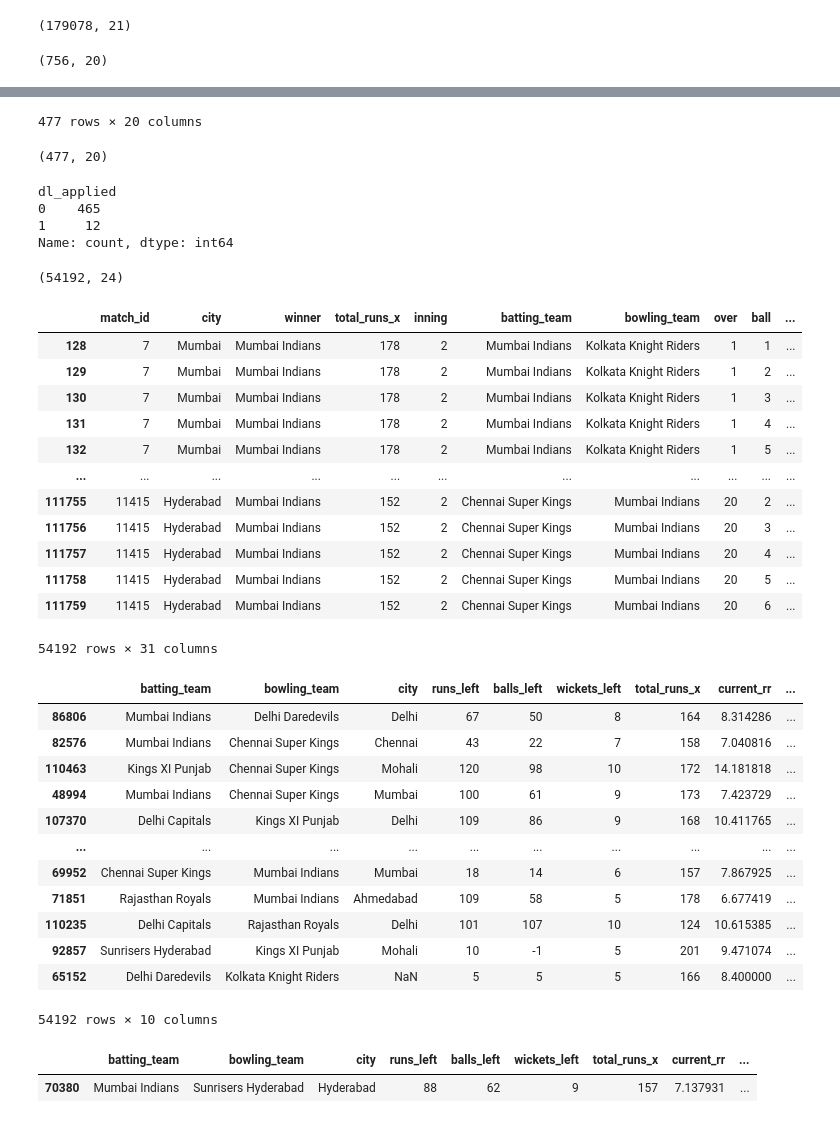
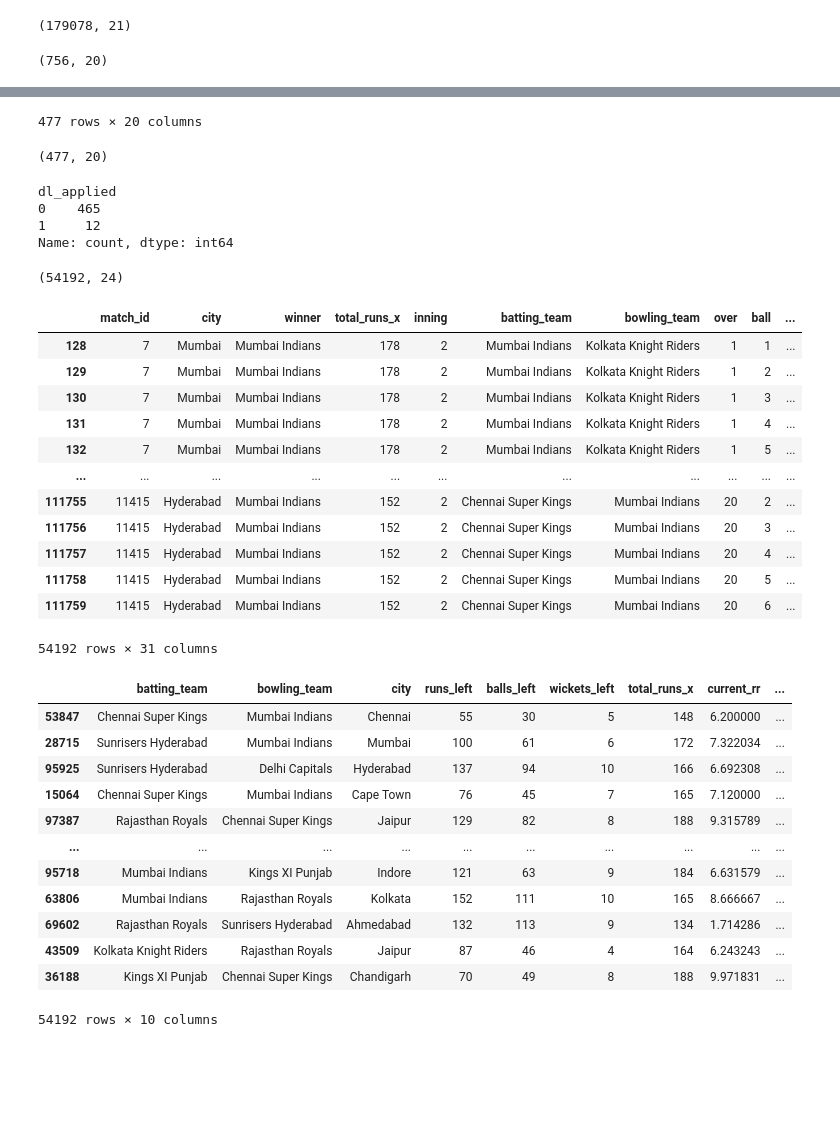
Before and after one commit to vedprakash8721/Cricket-Score-Predictor, a Jupyter notebook: Notebook/Load_and_clean_data.ipynb, the cells around one changed output, grey strips where cells are left out. Drawn from its saved outputs; the diff is of its cells as text; code cells hidden in the pictures; blank space fills up the shorter version.

Commit message:
Updated Teams names

```diff
--- a/Notebook/Load_and_clean_data.ipynb
+++ b/Notebook/Load_and_clean_data.ipynb
@@ -68,6 +68,14 @@ display(match_df['dl_applied'].value_counts())
 # so we will remove all the matches in which D/L was applied because they are not useful for us
 match_df=match_df[match_df["dl_applied"]==0]
 match_df=match_df[['match_id','city','winner','total_runs']]
+
+# there was issue you know well that purane team ke names delivery me the to unhe bhi replace krna hoga
+delivery['batting_team'] = delivery['batting_team'].str.replace('Delhi Daredevils','Delhi Capitals')
+delivery['bowling_team'] = delivery['bowling_team'].str.replace('Delhi Daredevils','Delhi Capitals')
+
+delivery['batting_team'] = delivery['batting_team'].str.replace('Deccan Chargers','Sunrisers Hyderabad')
+delivery['bowling_team'] = delivery['bowling_team'].str.replace('Deccan Chargers','Sunrisers Hyderabad')
+
 #now we will merge all the data to delivery to get these
 delivery_df=match_df.merge(delivery,on='match_id')
 
@@ -110,7 +118,6 @@ final_df=delivery_df[['batting_team','bowling_team','city','runs_left','balls_le
 #shuffling the data for best output of model
 final_df=final_df.sample(final_df.shape[0])
 display(final_df)
-display(final_df.sample())
 # %% [output]
 (756, 20)
 |  | id | Season | city | date | team1 | team2 | toss_winner | toss_decision | result | dl_applied | ... |
@@ -119,44 +126,42 @@ display(final_df.sample())
 | 10 | 11 | IPL-2017 | Kolkata | 13-04-2017 | Kings XI Punjab | Kolkata Knight Riders | Kolkata Knight Riders | field | normal | 0 | ... |
 | 13 | 14 | IPL-2017 | Kolkata | 15-04-2017 | Kolkata Knight Riders | Sunrisers Hyderabad | Sunrisers Hyderabad | field | normal | 0 | ... |
 | 14 | 15 | IPL-2017 | Delhi | 15-04-2017 | Delhi Capitals | Kings XI Punjab | Delhi Daredevils | bat | normal | 0 | ... |
 | ... | ... | ... | ... | ... | ... | ... | ... | ... | ... | ... | ... |
 | 751 | 11347 | IPL-2019 | Mumbai | 05-05-2019 | Kolkata Knight Riders | Mumbai Indians | Mumbai Indians | field | normal | 0 | ... |
 | 752 | 11412 | IPL-2019 | Chennai | 07-05-2019 | Chennai Super Kings | Mumbai Indians | Chennai Super Kings | bat | normal | 0 | ... |
 | 753 | 11413 | IPL-2019 | Visakhapatnam | 08-05-2019 | Sunrisers Hyderabad | Delhi Capitals | Delhi Capitals | field | normal | 0 | ... |
 | 754 | 11414 | IPL-2019 | Visakhapatnam | 10-05-2019 | Delhi Capitals | Chennai Super Kings | Chennai Super Kings | field | normal | 0 | ... |
 | 755 | 11415 | IPL-2019 | Hyderabad | 12-05-2019 | Mumbai Indians | Chennai Super Kings | Mumbai Indians | bat | normal | 0 | ... |
 477 rows × 20 columns
 (477, 20)
 dl_applied
 0    465
 1     12
 Name: count, dtype: int64
 (54192, 24)
 |  | match_id | city | winner | total_runs_x | inning | batting_team | bowling_team | over | ball | ... |
 | 128 | 7 | Mumbai | Mumbai Indians | 178 | 2 | Mumbai Indians | Kolkata Knight Riders | 1 | 1 | ... |
 | 129 | 7 | Mumbai | Mumbai Indians | 178 | 2 | Mumbai Indians | Kolkata Knight Riders | 1 | 2 | ... |
 | 130 | 7 | Mumbai | Mumbai Indians | 178 | 2 | Mumbai Indians | Kolkata Knight Riders | 1 | 3 | ... |
 | 131 | 7 | Mumbai | Mumbai Indians | 178 | 2 | Mumbai Indians | Kolkata Knight Riders | 1 | 4 | ... |
 | 132 | 7 | Mumbai | Mumbai Indians | 178 | 2 | Mumbai Indians | Kolkata Knight Riders | 1 | 5 | ... |
 | ... | ... | ... | ... | ... | ... | ... | ... | ... | ... | ... |
 | 111755 | 11415 | Hyderabad | Mumbai Indians | 152 | 2 | Chennai Super Kings | Mumbai Indians | 20 | 2 | ... |
 | 111756 | 11415 | Hyderabad | Mumbai Indians | 152 | 2 | Chennai Super Kings | Mumbai Indians | 20 | 3 | ... |
 | 111757 | 11415 | Hyderabad | Mumbai Indians | 152 | 2 | Chennai Super Kings | Mumbai Indians | 20 | 4 | ... |
 | 111758 | 11415 | Hyderabad | Mumbai Indians | 152 | 2 | Chennai Super Kings | Mumbai Indians | 20 | 5 | ... |
 | 111759 | 11415 | Hyderabad | Mumbai Indians | 152 | 2 | Chennai Super Kings | Mumbai Indians | 20 | 6 | ... |
 54192 rows × 31 columns
 |  | batting_team | bowling_team | city | runs_left | balls_left | wickets_left | total_runs_x | current_rr | ... |
-| 86806 | Mumbai Indians | Delhi Daredevils | Delhi | 67 | 50 | 8 | 164 | 8.314286 | ... |
-| 82576 | Mumbai Indians | Chennai Super Kings | Chennai | 43 | 22 | 7 | 158 | 7.040816 | ... |
-| 110463 | Kings XI Punjab | Chennai Super Kings | Mohali | 120 | 98 | 10 | 172 | 14.181818 | ... |
-| 48994 | Mumbai Indians | Chennai Super Kings | Mumbai | 100 | 61 | 9 | 173 | 7.423729 | ... |
-| 107370 | Delhi Capitals | Kings XI Punjab | Delhi | 109 | 86 | 9 | 168 | 10.411765 | ... |
+| 53847 | Chennai Super Kings | Mumbai Indians | Chennai | 55 | 30 | 5 | 148 | 6.200000 | ... |
+| 28715 | Sunrisers Hyderabad | Mumbai Indians | Mumbai | 100 | 61 | 6 | 172 | 7.322034 | ... |
+| 95925 | Sunrisers Hyderabad | Delhi Capitals | Hyderabad | 137 | 94 | 10 | 166 | 6.692308 | ... |
+| 15064 | Chennai Super Kings | Mumbai Indians | Cape Town | 76 | 45 | 7 | 165 | 7.120000 | ... |
+| 97387 | Rajasthan Royals | Chennai Super Kings | Jaipur | 129 | 82 | 8 | 188 | 9.315789 | ... |
 | ... | ... | ... | ... | ... | ... | ... | ... | ... | ... |
-| 69952 | Chennai Super Kings | Mumbai Indians | Mumbai | 18 | 14 | 6 | 157 | 7.867925 | ... |
-| 71851 | Rajasthan Royals | Mumbai Indians | Ahmedabad | 109 | 58 | 5 | 178 | 6.677419 | ... |
-| 110235 | Delhi Capitals | Rajasthan Royals | Delhi | 101 | 107 | 10 | 124 | 10.615385 | ... |
-| 92857 | Sunrisers Hyderabad | Kings XI Punjab | Mohali | 10 | -1 | 5 | 201 | 9.471074 | ... |
-| 65152 | Delhi Daredevils | Kolkata Knight Riders | NaN | 5 | 5 | 5 | 166 | 8.400000 | ... |
+| 95718 | Mumbai Indians | Kings XI Punjab | Indore | 121 | 63 | 9 | 184 | 6.631579 | ... |
+| 63806 | Mumbai Indians | Rajasthan Royals | Kolkata | 152 | 111 | 10 | 165 | 8.666667 | ... |
+| 69602 | Rajasthan Royals | Sunrisers Hyderabad | Ahmedabad | 132 | 113 | 9 | 134 | 1.714286 | ... |
+| 43509 | Kolkata Knight Riders | Rajasthan Royals | Jaipur | 87 | 46 | 4 | 164 | 6.243243 | ... |
+| 36188 | Kings XI Punjab | Chennai Super Kings | Chandigarh | 70 | 49 | 8 | 188 | 9.971831 | ... |
 54192 rows × 10 columns
-|  | batting_team | bowling_team | city | runs_left | balls_left | wickets_left | total_runs_x | current_rr | ... |
-| 70380 | Mumbai Indians | Sunrisers Hyderabad | Hyderabad | 88 | 62 | 9 | 157 | 7.137931 | ... |
```
Also changed, not shown: parts of 2 cells of this notebook.
